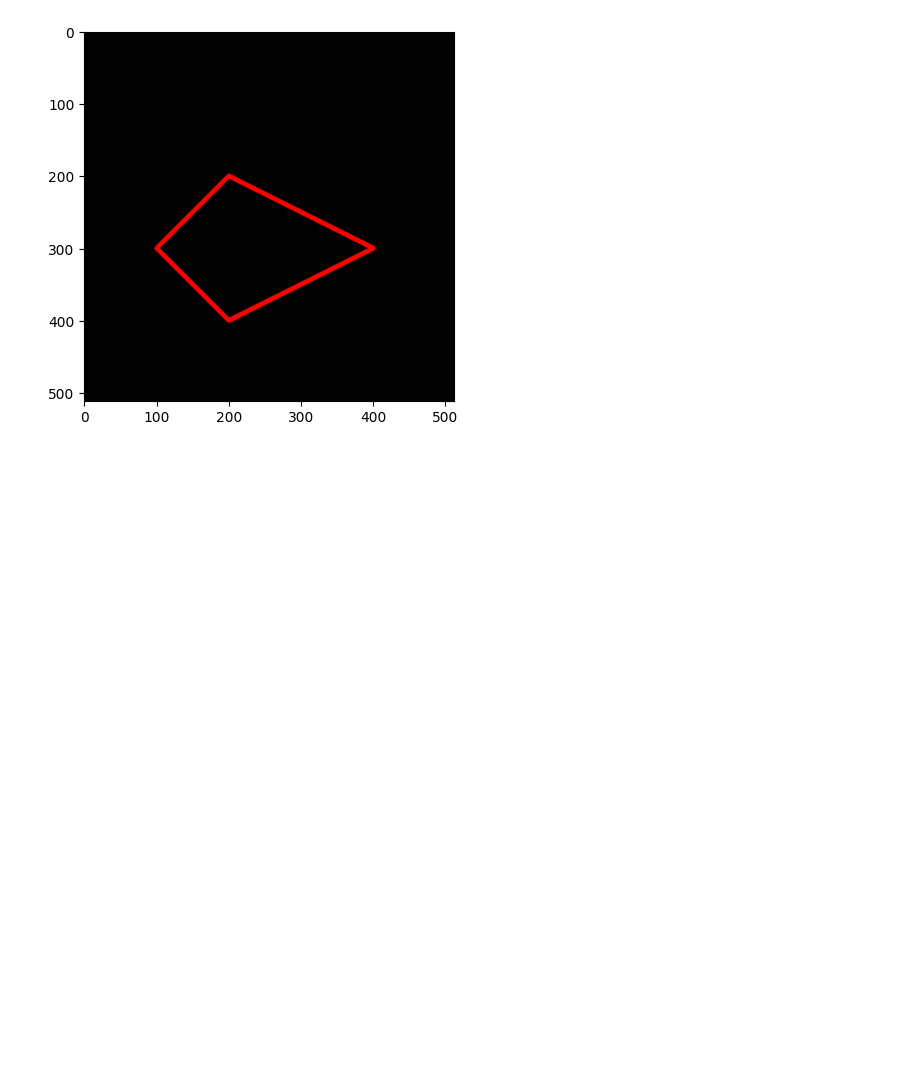
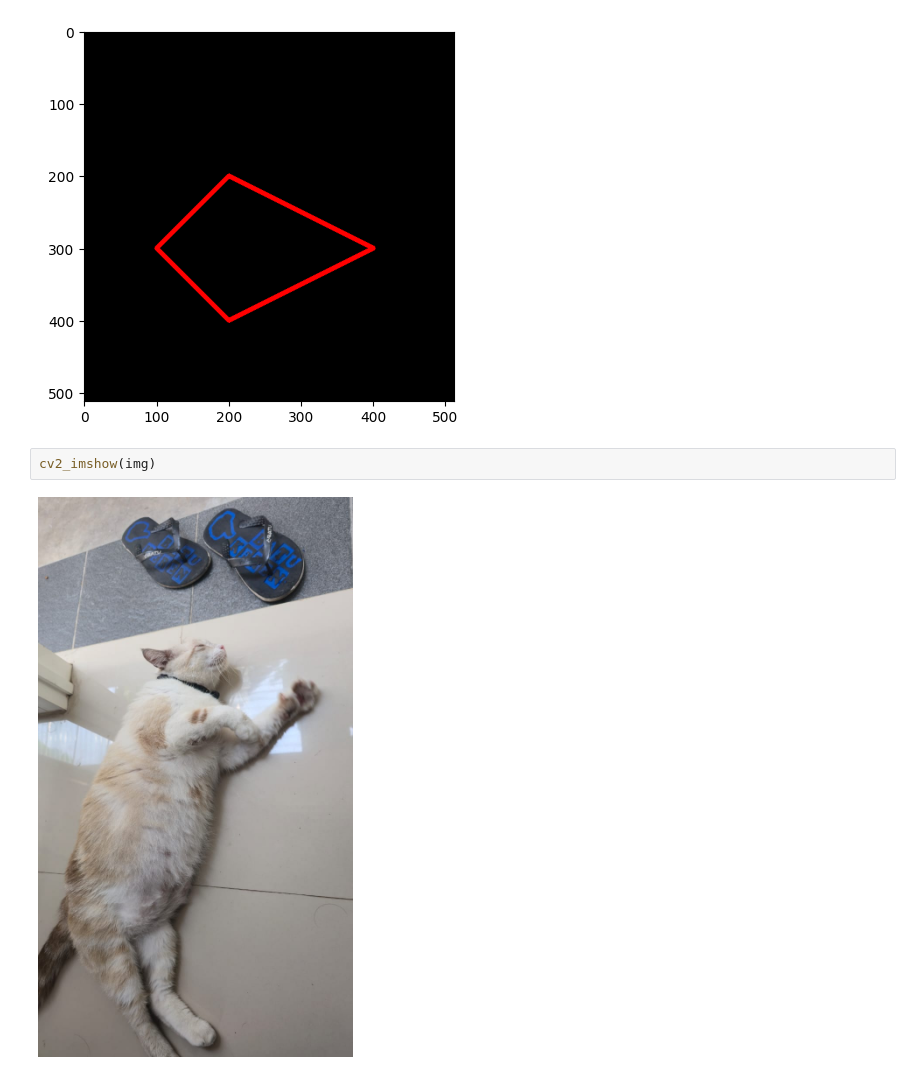
Before and after one commit to Valtern/PCVK_Ganjil_2025, a Jupyter notebook: Week2.ipynb, the cells around one changed output. Drawn from its saved outputs; the diff is of its cells as text; blank space fills up the shorter version.

```diff
--- a/Week2.ipynb
+++ b/Week2.ipynb
@@ -124,3 +124,7 @@ plt.imshow(black_img2)
 # %% [output]
 <matplotlib.image.AxesImage at 0x...>
 [figure]
+# %%
+cv2_imshow(img)
+# %% [output]
+[figure, added]
```
Also changed, not shown: parts of 9 cells of this notebook.
